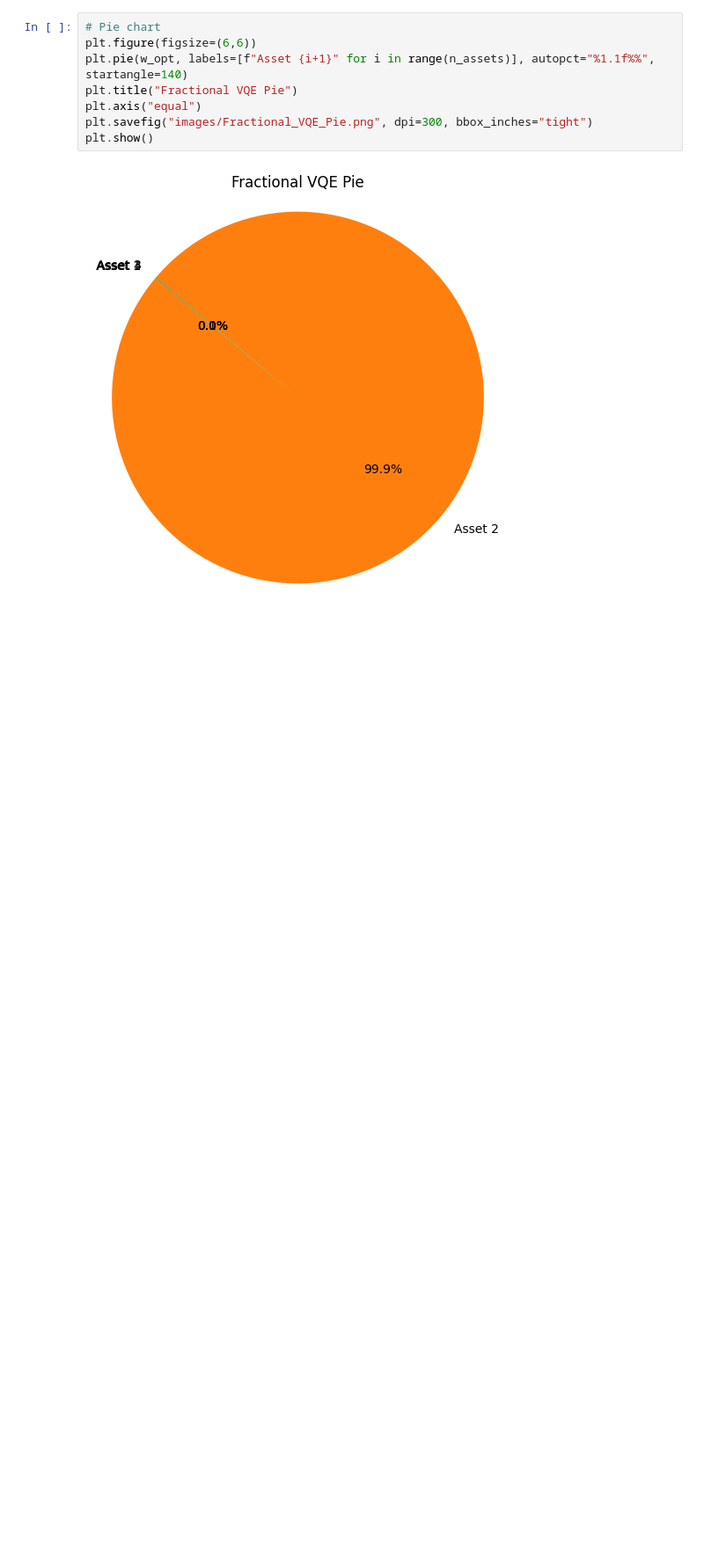
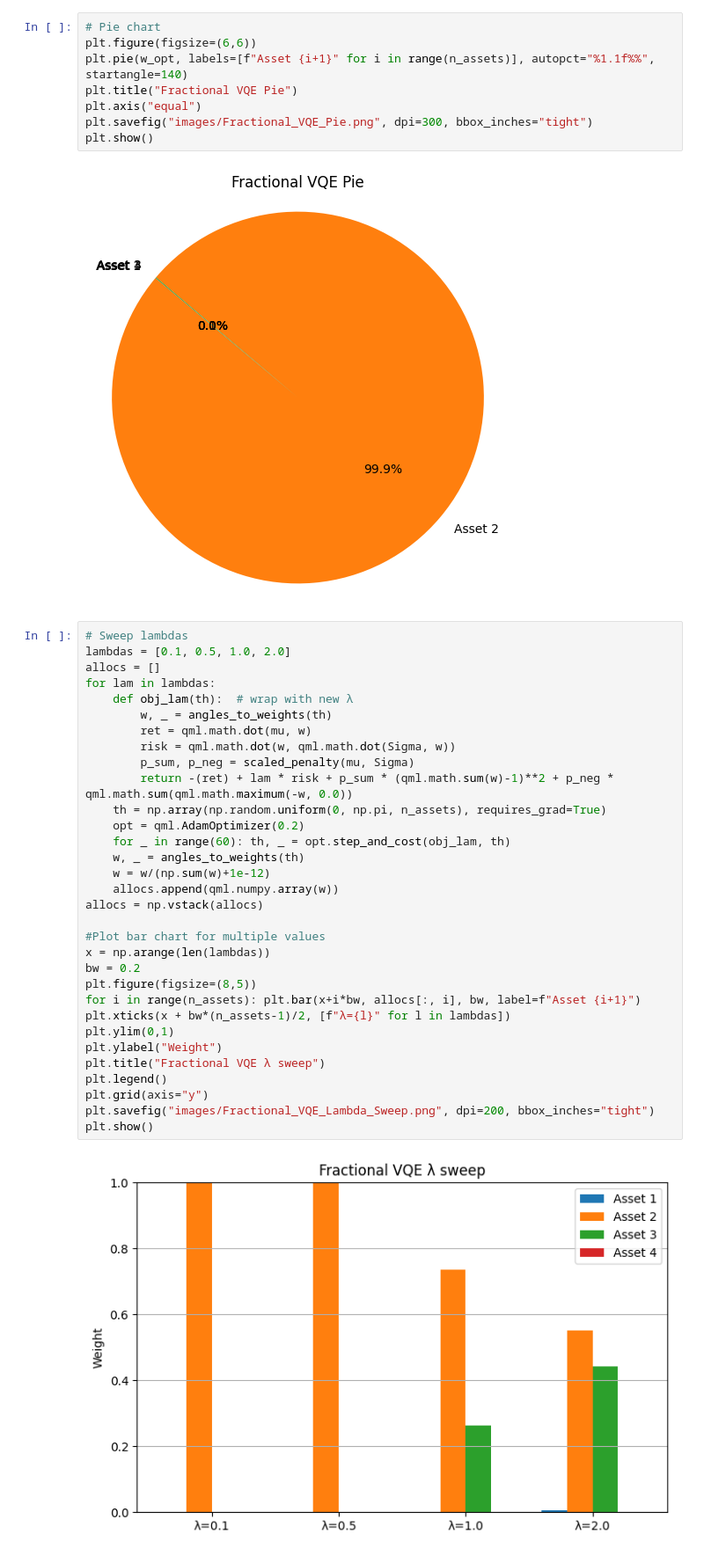
Before and after one commit to SidRichardsQuantum/VQE_Portfolio_Optimization, a Jupyter notebook: notebooks/Fractional_VQE.ipynb, the cells around one changed output. Shown at 88% size. Saved outputs shown, nothing was run; the diff lists cells and outputs as text; blank space fills up the shorter version.

Commit message:
lambda sweep

```diff
--- a/notebooks/Fractional_VQE.ipynb
+++ b/notebooks/Fractional_VQE.ipynb
@@ -177,3 +179,37 @@ plt.savefig("images/Fractional_VQE_Pie.png", dpi=300, bbox_inches="tight")
 plt.show()
 # %% [output]
 [figure]
+# %%
+# Sweep lambdas
+lambdas = [0.1, 0.5, 1.0, 2.0]
+allocs = []
+for lam in lambdas:
+    def obj_lam(th):  # wrap with new λ
+        w, _ = angles_to_weights(th)
+        ret = qml.math.dot(mu, w)
+        risk = qml.math.dot(w, qml.math.dot(Sigma, w))
+        p_sum, p_neg = scaled_penalty(mu, Sigma)
+        return -(ret) + lam * risk + p_sum * (qml.math.sum(w)-1)**2 + p_neg * qml.math.sum(qml.math.maximum(-w, 0.0))
+    th = np.array(np.random.uniform(0, np.pi, n_assets), requires_grad=True)
+    opt = qml.AdamOptimizer(0.2)
+    for _ in range(60): th, _ = opt.step_and_cost(obj_lam, th)
+    w, _ = angles_to_weights(th)
+    w = w/(np.sum(w)+1e-12)
+    allocs.append(qml.numpy.array(w))
+allocs = np.vstack(allocs)
+
+#Plot bar chart for multiple values
+x = np.arange(len(lambdas))
+bw = 0.2
+plt.figure(figsize=(8,5))
+for i in range(n_assets): plt.bar(x+i*bw, allocs[:, i], bw, label=f"Asset {i+1}")
+plt.xticks(x + bw*(n_assets-1)/2, [f"λ={l}" for l in lambdas])
+plt.ylim(0,1)
+plt.ylabel("Weight")
+plt.title("Fractional VQE λ sweep")
+plt.legend()
+plt.grid(axis="y")
+plt.savefig("images/Fractional_VQE_Lambda_Sweep.png", dpi=200, bbox_inches="tight")
+plt.show()
+# %% [output]
+[figure, added]
```
Also changed, not shown: parts of 1 cell of this notebook, 6 other files.
